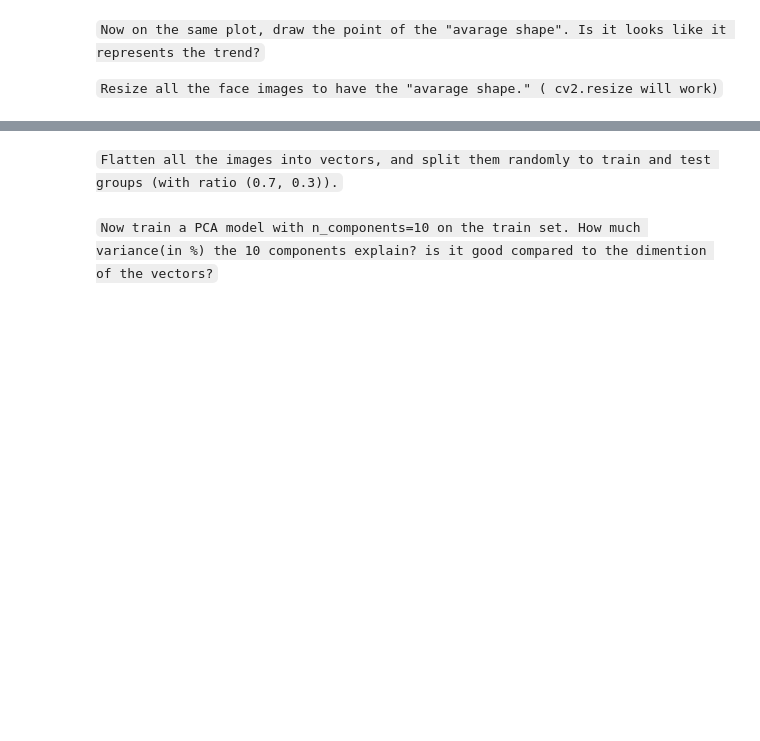
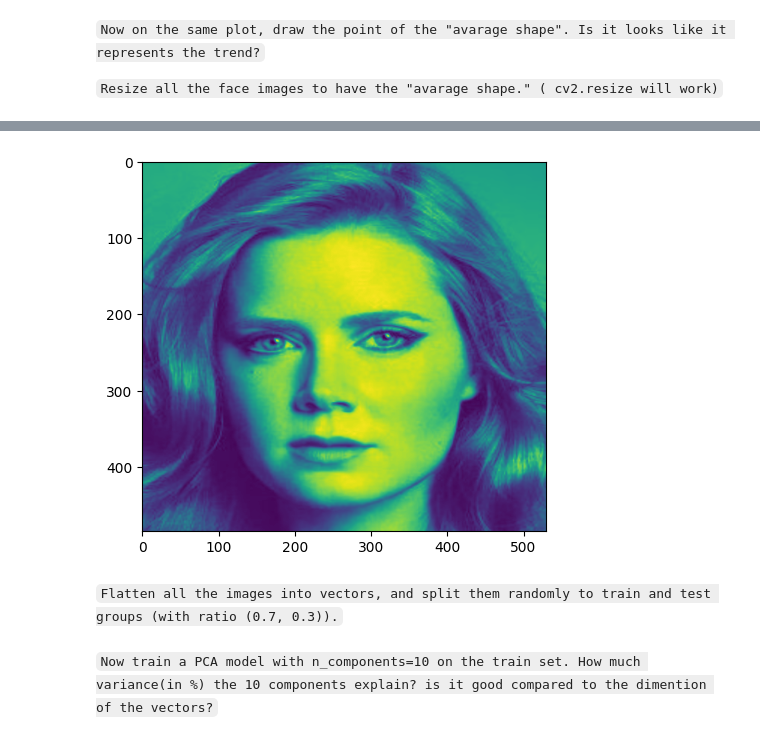
Before and after one commit to Avraham2489/DS_trainnig, a Jupyter notebook: intro/unsupervised/exercise/__clustering_exercise.ipynb, the cells around one changed output, grey strips where cells are left out. Saved outputs shown, nothing was run; the diff lists cells and outputs as text; code cells hidden in the pictures; blank space fills up the shorter version.

````diff
--- a/intro/unsupervised/exercise/__clustering_exercise.ipynb
+++ b/intro/unsupervised/exercise/__clustering_exercise.ipynb
@@ -262,2 +278,9 @@ all_shapes = np.array([i.shape for i in face_imgs])
+# %%
+resized_imgs = [cv2.resize(img, (530,485)) for img in face_imgs]
+# %%
+plt.imshow(resized_imgs[np.where(np.array(labels)==1)[0][0]])
+plt.show()
+# %% [output]
+[figure, added]
 # %% [markdown]
 ```Flatten all the images into vectors, and split them randomly to train and test groups (with ratio (0.7, 0.3)).```
````
Also changed, not shown: parts of 20 cells of this notebook.
